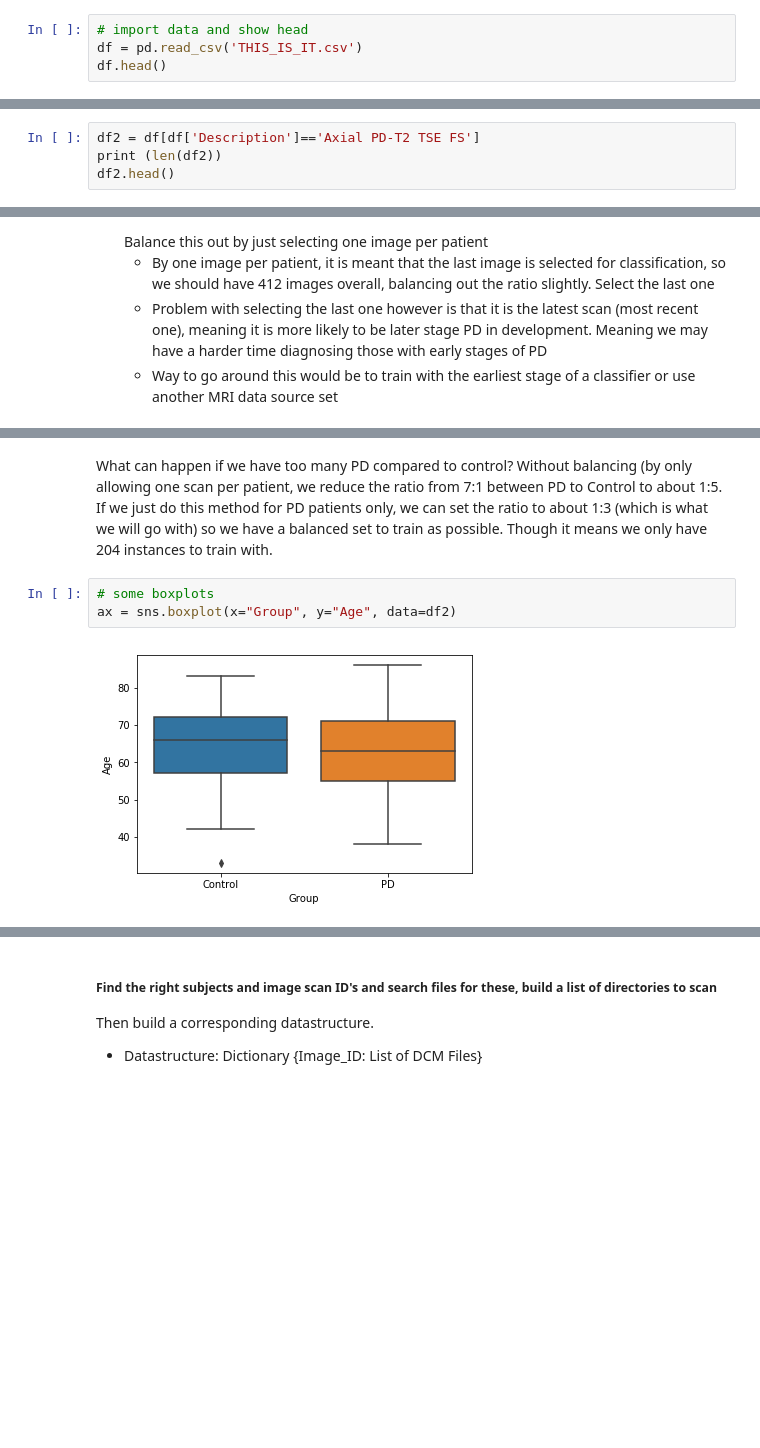
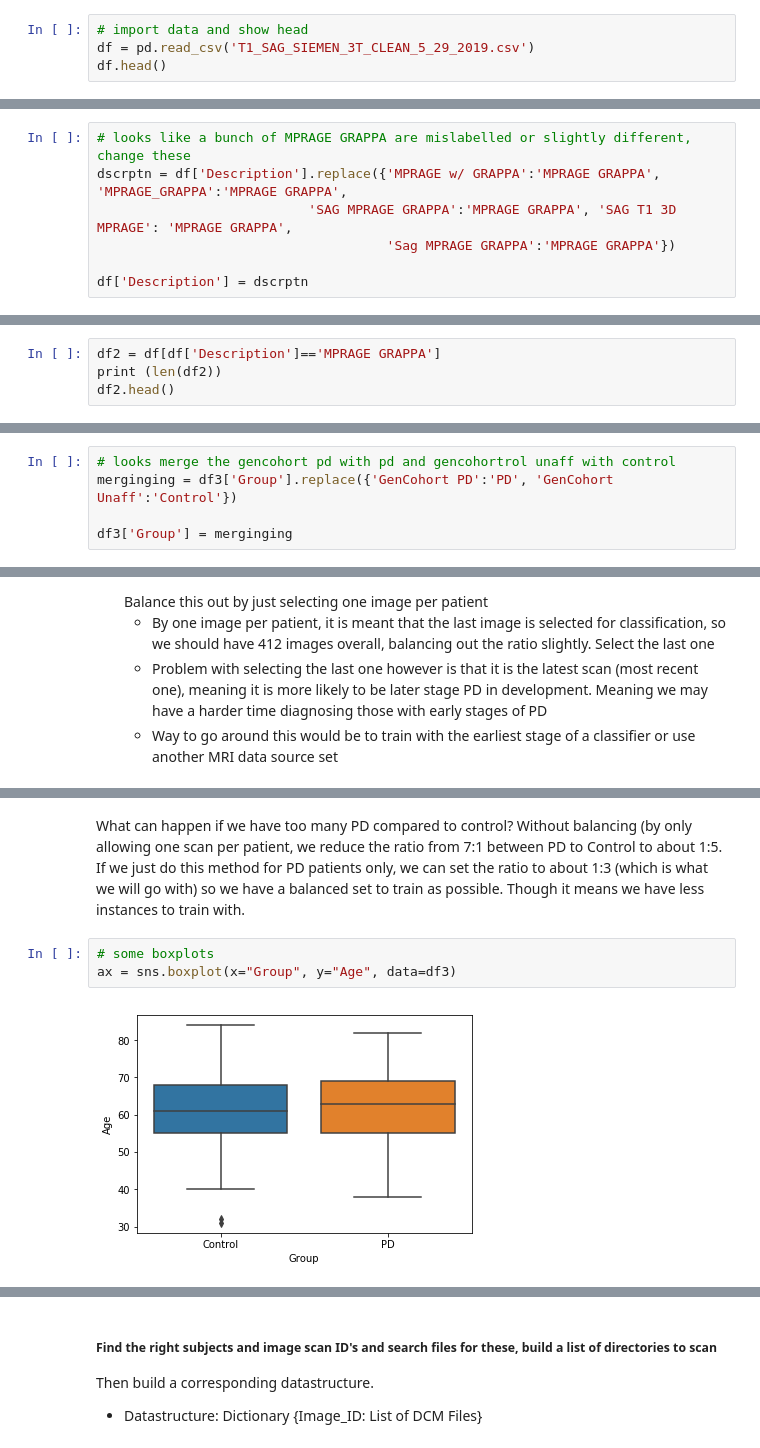
Before and after one commit to StevenVuong/MSc_Project, a Jupyter notebook: v2.ipynb, the cells around one changed output, grey strips where cells are left out. Saved outputs shown, nothing was run; the diff lists cells and outputs as text; blank space fills up the shorter version.

```diff
--- a/v2.ipynb
+++ b/v2.ipynb
@@ -51,7 +53,7 @@ import pydicom
 **Exploring the Data**
 # %%
 # import data and show head
-df = pd.read_csv('THIS_IS_IT.csv')
+df = pd.read_csv('T1_SAG_SIEMEN_3T_CLEAN_5_29_2019.csv')
 df.head()
 # %% [output]
 |  | Image Data ID | Subject | Group | Sex | Age | Visit | Modality | Description | Type | Acq Date | ... |
@@ -79,3 +76,10 @@ df['Description'] = dscrptn
+# %%
+# looks like a bunch of MPRAGE GRAPPA are mislabelled or slightly different, change these
+dscrptn = df['Description'].replace({'MPRAGE w/ GRAPPA':'MPRAGE GRAPPA', 'MPRAGE_GRAPPA':'MPRAGE GRAPPA',
+                           'SAG MPRAGE GRAPPA':'MPRAGE GRAPPA', 'SAG T1 3D MPRAGE': 'MPRAGE GRAPPA',
+                                     'Sag MPRAGE GRAPPA':'MPRAGE GRAPPA'})
+
+df['Description'] = dscrptn
 # %%
 np.unique(df.Description.values, return_counts=True)
 # %% [output]
@@ -87,5 +90,5 @@ Looks about right, decide to go with TSE FS as this has more data. Looks like ma
 # %%
-df2 = df[df['Description']=='Axial PD-T2 TSE FS']
+df2 = df[df['Description']=='MPRAGE GRAPPA']
 print (len(df2))
 df2.head()
 # %% [output]
@@ -140,0 +146,5 @@ np.unique(df3.Group, return_counts=True)
+# %%
+# looks merge the gencohort pd with pd and gencohortrol unaff with control
+merginging = df3['Group'].replace({'GenCohort PD':'PD', 'GenCohort Unaff':'Control'})
+
+df3['Group'] = merginging
@@ -186,8 +200,8 @@ plt.show()
 # %% [markdown]
-What can happen if we have too many PD compared to control? Without balancing (by only allowing one scan per patient, we reduce the ratio from 7:1 between PD to Control to about 1:5. If we just do this method for PD patients only, we can set the ratio to about 1:3 (which is what we will go with) so we have a balanced set to train as possible. Though it means we only have 204 instances to train with.
+What can happen if we have too many PD compared to control? Without balancing (by only allowing one scan per patient, we reduce the ratio from 7:1 between PD to Control to about 1:5. If we just do this method for PD patients only, we can set the ratio to about 1:3 (which is what we will go with) so we have a balanced set to train as possible. Though it means we have less instances to train with.
 # %%
 # some boxplots
-ax = sns.boxplot(x="Group", y="Age", data=df2)
+ax = sns.boxplot(x="Group", y="Age", data=df3)
 # %% [output]
-[figure, old version]
+[figure, new version]
 # %% [markdown]
```
Also changed, not shown: parts of 53 cells of this notebook.
